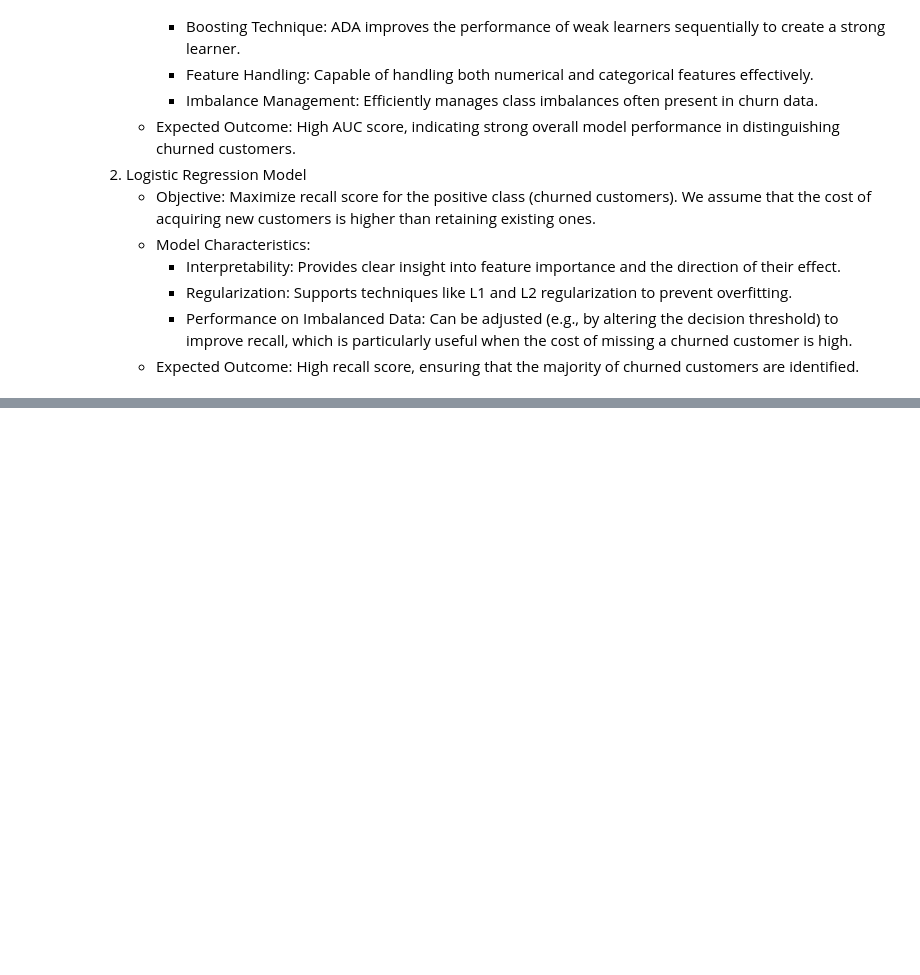
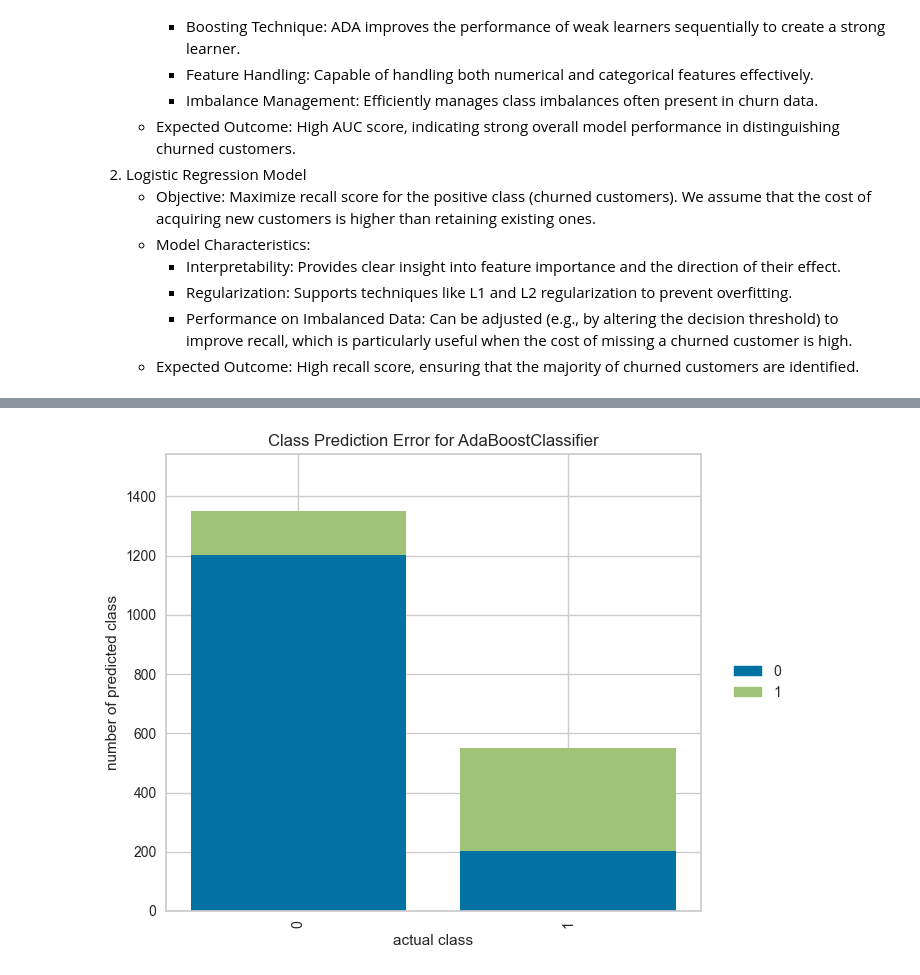
Before and after one commit to Agungvpzz/Telco-Churn-Analysis, a Jupyter notebook: Telco Churn Find Best Model Using PyCaret.ipynb, the cells around one changed output, grey strips where cells are left out. Saved outputs shown, nothing was run; the diff lists cells and outputs as text; code cells hidden in the pictures; blank space fills up the shorter version.

```diff
--- a/Telco Churn Find Best Model Using PyCaret.ipynb
+++ b/Telco Churn Find Best Model Using PyCaret.ipynb
@@ -696,0 +673,3 @@ weighted avg       0.82      0.79      0.80       705
+# %%
+plot_model(model_ada, plot='error')
+# %% [output]
@@ -696,0 +677 @@ weighted avg       0.82      0.79      0.80       705
+[figure, added]
```
Also changed, not shown: parts of 32 cells of this notebook.
